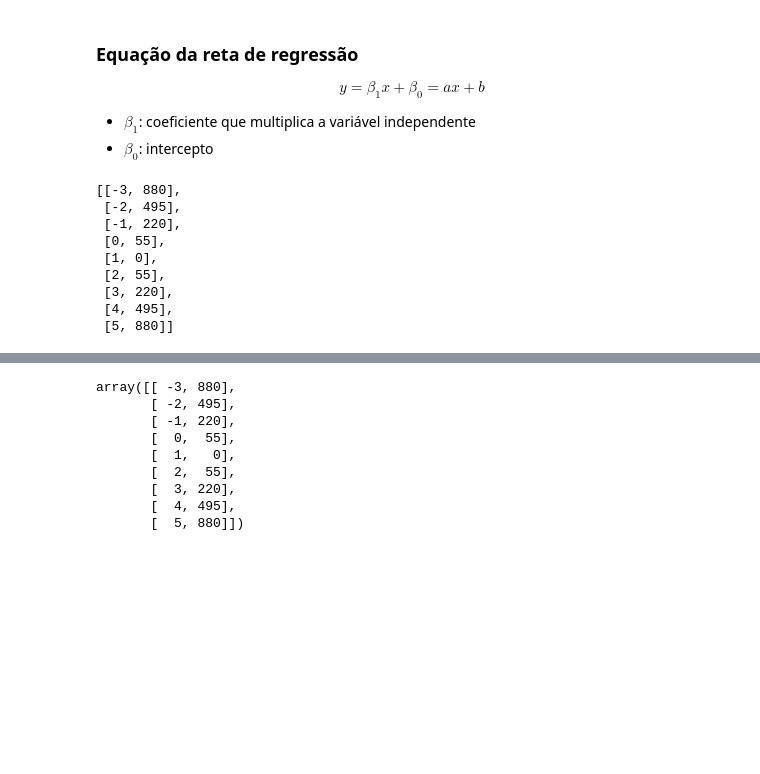
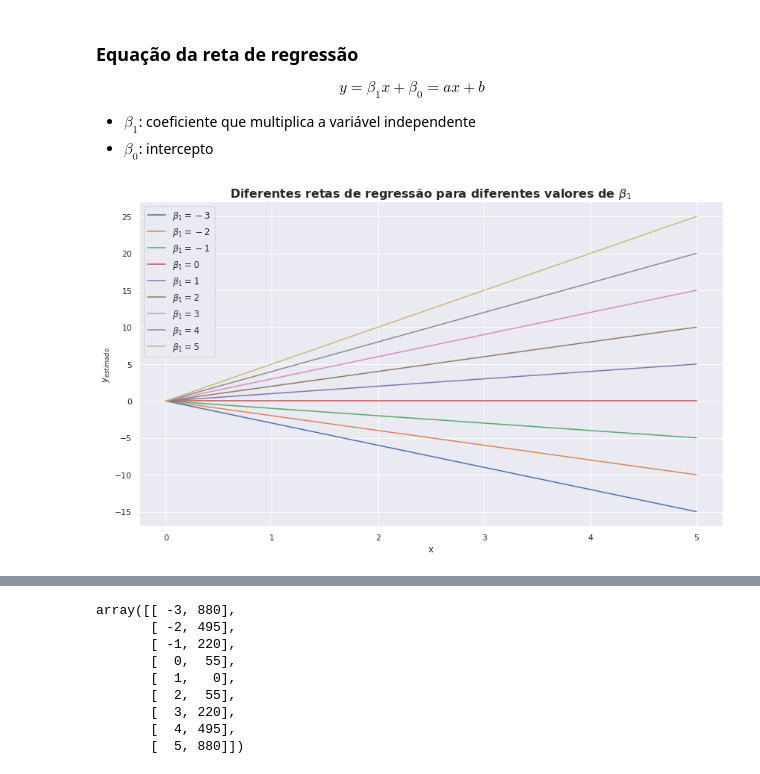
Before and after one commit to walisson-silva-ada/827-data-science, a Jupyter notebook: 02. Regressão Linear/2.1. Regressão Linear Simples.ipynb, the cells around one changed output, grey strips where cells are left out. Cells and saved outputs as stored; diff of their text form; code cells hidden in the pictures; blank space fills up the shorter version.

Commit message:
[08/02] Introdução à Regressão Linear Simples

```diff
--- a/02. Regressão Linear/2.1. Regressão Linear Simples.ipynb
+++ b/02. Regressão Linear/2.1. Regressão Linear Simples.ipynb
@@ -116,26 +116,28 @@ $$
 # %%
 b0 = 0 # Beta0, que já sabemos que é igual a zero
 # %%
+# Visualizando diferentes retas de regressão para diferentes
+
+plt.figure(figsize=(14,8))
+
 coeficiente_erro = [] # Primeiro elemento vai ser o valor do coeficiente, e o segundo elemento vai ser o erro associado a ele
 
 # Fazendo o coeficiente beta1 variar
 for b1 in range(-3, 6):
   y_estimado = b0 + b1*x # Isso gera um array
+
+  plt.plot(x, y_estimado, label=f'$\\beta_1 = {b1}$')
 
   erro = y - y_estimado
 
   SQE = sum(erro**2) # Soma quadrática dos erros
 
   coeficiente_erro.append([b1, SQE])
 
-coeficiente_erro
+plt.legend(fontsize=12)
+plt.title('Diferentes retas de regressão para diferentes valores de $\\beta_1$', fontsize=16, fontweight='bold')
+plt.xlabel('x')
+plt.ylabel('$y_{estimado}$')
+plt.show()
 # %% [output]
-[[-3, 880],
- [-2, 495],
- [-1, 220],
- [0, 55],
- [1, 0],
- [2, 55],
- [3, 220],
- [4, 495],
- [5, 880]]
+[figure, added]
```
Also changed, not shown: parts of 2 cells of this notebook.
